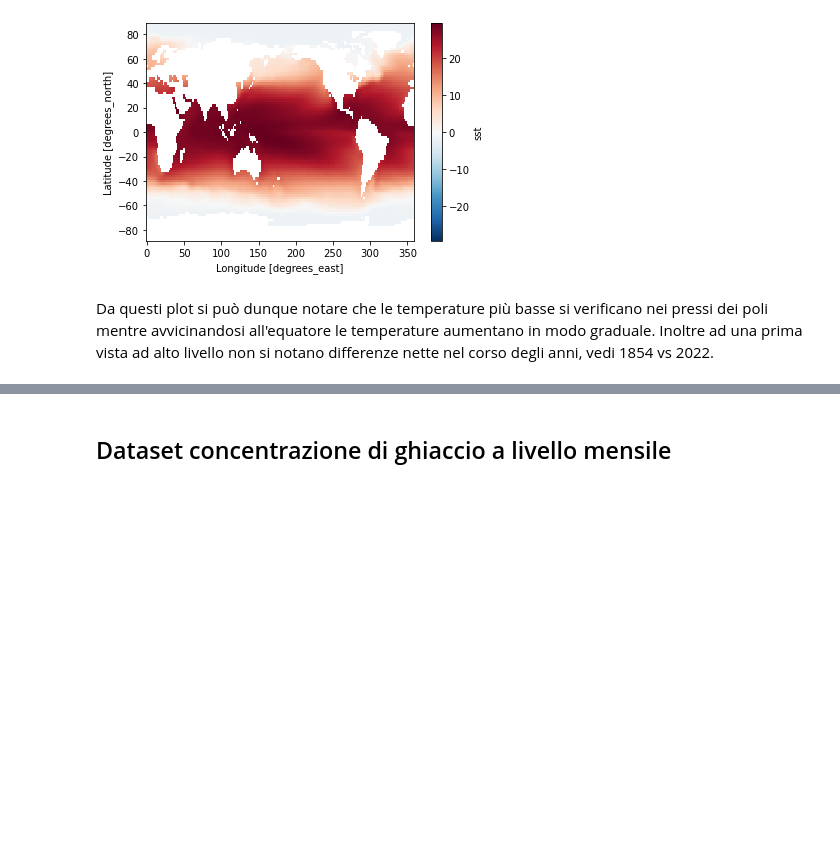
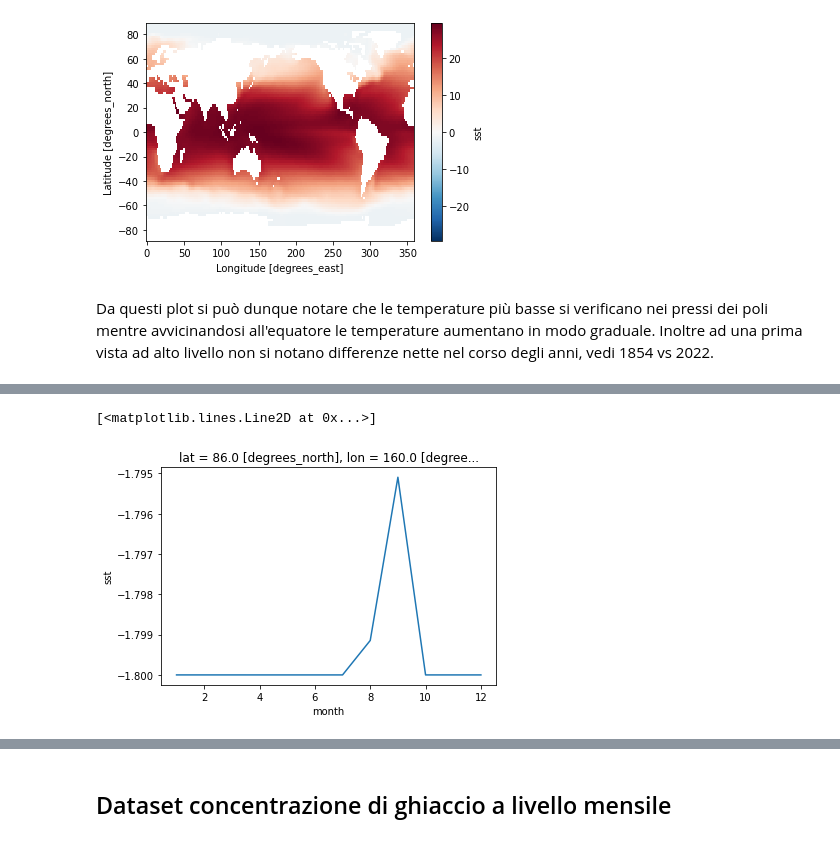
Before and after one commit to lorenzlorg/Big-Data-GIS-project, a Jupyter notebook: project.ipynb, the cells around one changed output, grey strips where cells are left out. Drawn from its saved outputs; the diff is of its cells as text; code cells hidden in the pictures; blank space fills up the shorter version.

```diff
--- a/project.ipynb
+++ b/project.ipynb
@@ -140,0 +189,9 @@ Da questi plot si può dunque notare che le temperature più basse si verificano
+# %%
+sst_data.lat[1]  # 86
+sst_data.lon[80]  # 160
+# queste coordinate si vedono in alto al grafico
+
+sst_data.sst.groupby("time.month").mean("time")[:,1,80].plot()  # dunque questa è la temeratura media a livello mensile per la cella 86:160
+# %% [output]
+[<matplotlib.lines.Line2D at 0x...>]
+[figure, added]
```
Also changed, not shown: parts of 16 cells of this notebook.
